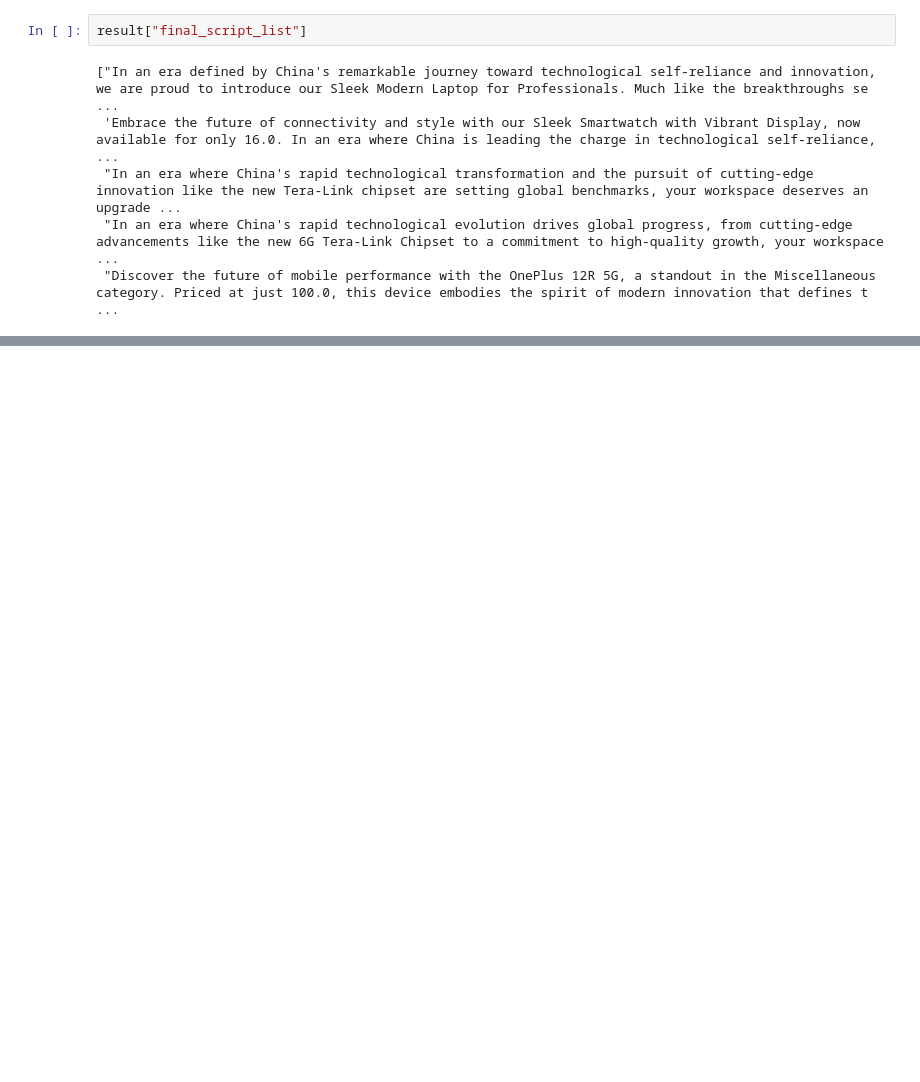
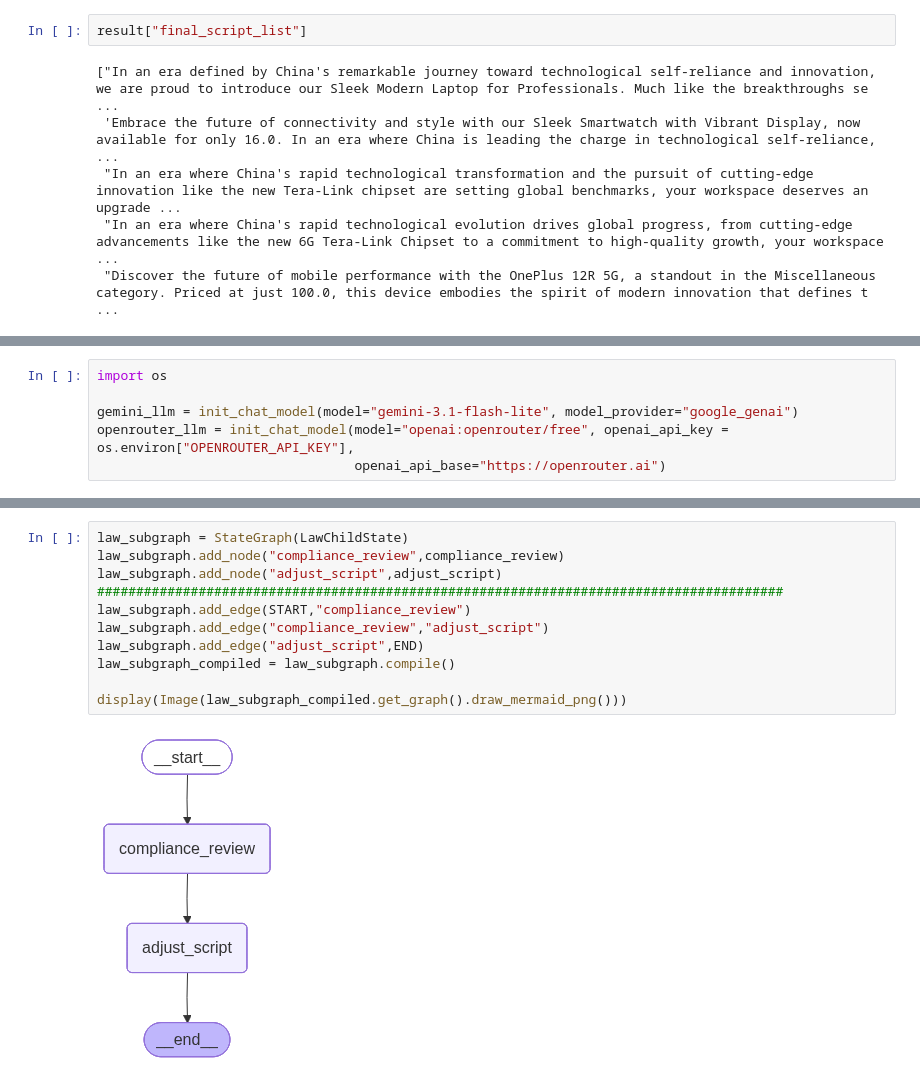
Before and after one commit to yahiaabdelhady2023/cross-border-e-commerce-agent-swarm, a Jupyter notebook: new_agentic_framework.ipynb, the cells around one changed output, grey strips where cells are left out. Saved outputs shown, nothing was run; the diff lists cells and outputs as text; blank space fills up the shorter version.

Commit message:
finished subgraph for law agent

```diff
--- a/new_agentic_framework.ipynb
+++ b/new_agentic_framework.ipynb
@@ -1396,0 +1401,6 @@ result["final_script_list"]
+# %%
+import os
+
+gemini_llm = init_chat_model(model="gemini-3.1-flash-lite", model_provider="google_genai")
+openrouter_llm = init_chat_model(model="openai:openrouter/free", openai_api_key = os.environ["OPENROUTER_API_KEY"],
+                                 openai_api_base="https://openrouter.ai")
@@ -1396,0 +1453,13 @@ result["final_script_list"]
+# %%
+law_subgraph = StateGraph(LawChildState)
+law_subgraph.add_node("compliance_review",compliance_review)
+law_subgraph.add_node("adjust_script",adjust_script)
+########################################################################################
+law_subgraph.add_edge(START,"compliance_review")
+law_subgraph.add_edge("compliance_review","adjust_script")
+law_subgraph.add_edge("adjust_script",END)
+law_subgraph_compiled = law_subgraph.compile()
+
+display(Image(law_subgraph_compiled.get_graph().draw_mermaid_png()))
+# %% [output]
+[figure, added]
```
Also changed, not shown: parts of 13 cells of this notebook, 3 other files.
